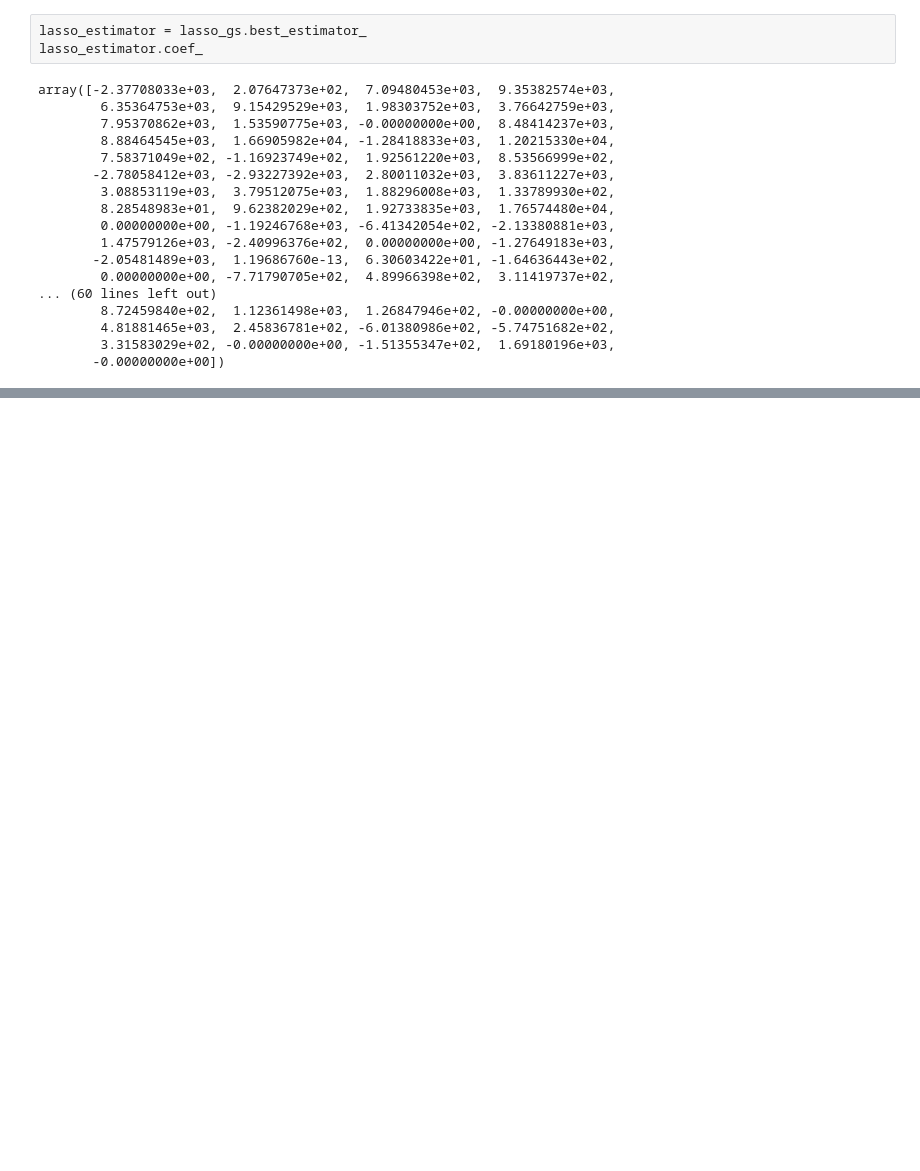
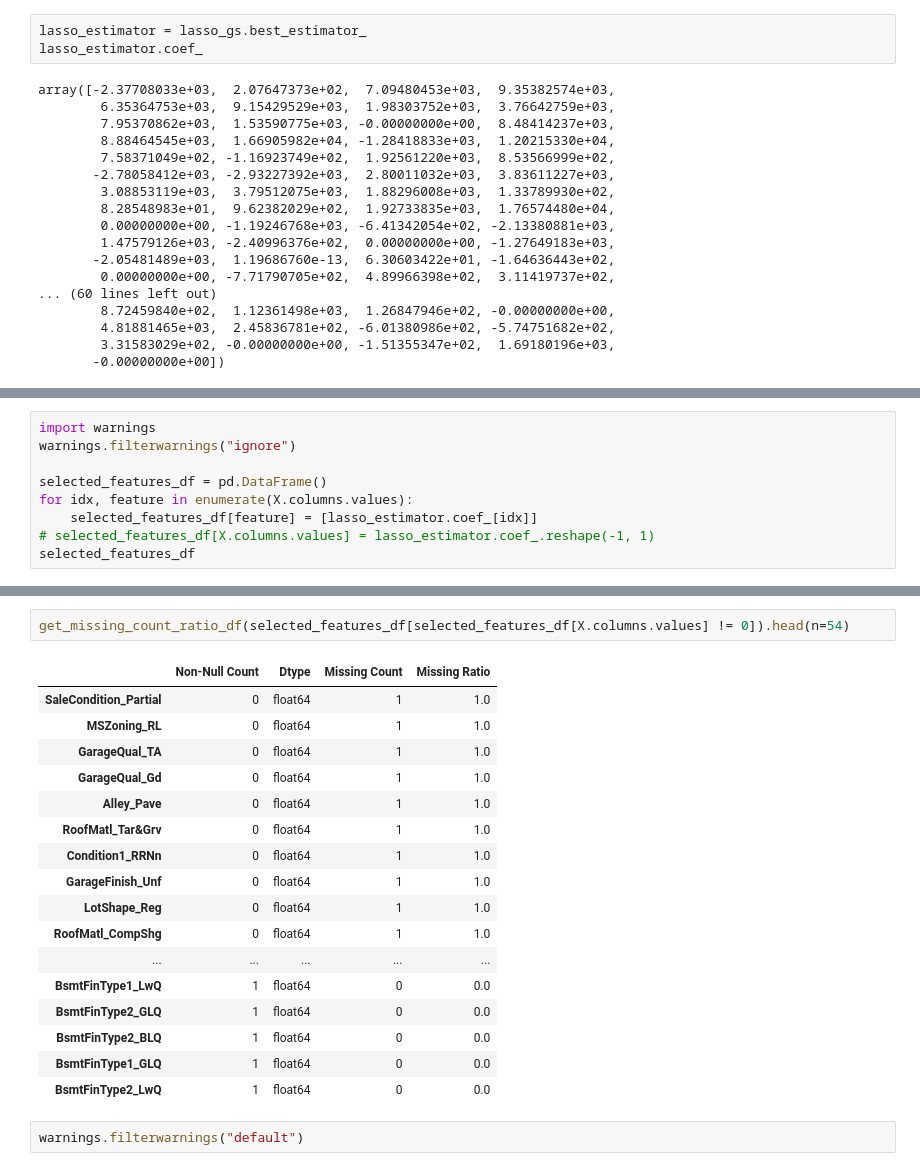
Before and after one commit to michaelbui99/mal-assignment-7, a Jupyter notebook: assignment_7.ipynb, the cells around one changed output, grey strips where cells are left out. Saved outputs shown, nothing was run; the diff lists cells and outputs as text; blank space fills up the shorter version.

```diff
--- a/assignment_7.ipynb
+++ b/assignment_7.ipynb
@@ -525,0 +544,9 @@ lasso_gs.get_params()
+# %%
+import warnings
+warnings.filterwarnings("ignore")
+
+selected_features_df = pd.DataFrame()
+for idx, feature in enumerate(X.columns.values):
+    selected_features_df[feature] = [lasso_estimator.coef_[idx]]
+# selected_features_df[X.columns.values] = lasso_estimator.coef_.reshape(-1, 1)
+selected_features_df
@@ -525,0 +563,22 @@ lasso_gs.get_params()
+# %%
+get_missing_count_ratio_df(selected_features_df[selected_features_df[X.columns.values] != 0]).head(n=54)
+# %% [output]
+|  | Non-Null Count | Dtype | Missing Count | Missing Ratio |
+| SaleCondition_Partial | 0 | float64 | 1 | 1.0 |
+| MSZoning_RL | 0 | float64 | 1 | 1.0 |
+| GarageQual_TA | 0 | float64 | 1 | 1.0 |
+| GarageQual_Gd | 0 | float64 | 1 | 1.0 |
+| Alley_Pave | 0 | float64 | 1 | 1.0 |
+| RoofMatl_Tar&Grv | 0 | float64 | 1 | 1.0 |
+| Condition1_RRNn | 0 | float64 | 1 | 1.0 |
+| GarageFinish_Unf | 0 | float64 | 1 | 1.0 |
+| LotShape_Reg | 0 | float64 | 1 | 1.0 |
+| RoofMatl_CompShg | 0 | float64 | 1 | 1.0 |
+| ... | ... | ... | ... | ... |
+| BsmtFinType1_LwQ | 1 | float64 | 0 | 0.0 |
+| BsmtFinType2_GLQ | 1 | float64 | 0 | 0.0 |
+| BsmtFinType2_BLQ | 1 | float64 | 0 | 0.0 |
+| BsmtFinType1_GLQ | 1 | float64 | 0 | 0.0 |
+| BsmtFinType2_LwQ | 1 | float64 | 0 | 0.0 |
+# %%
+warnings.filterwarnings("default")
```
Also changed, not shown: parts of 5 cells of this notebook.
